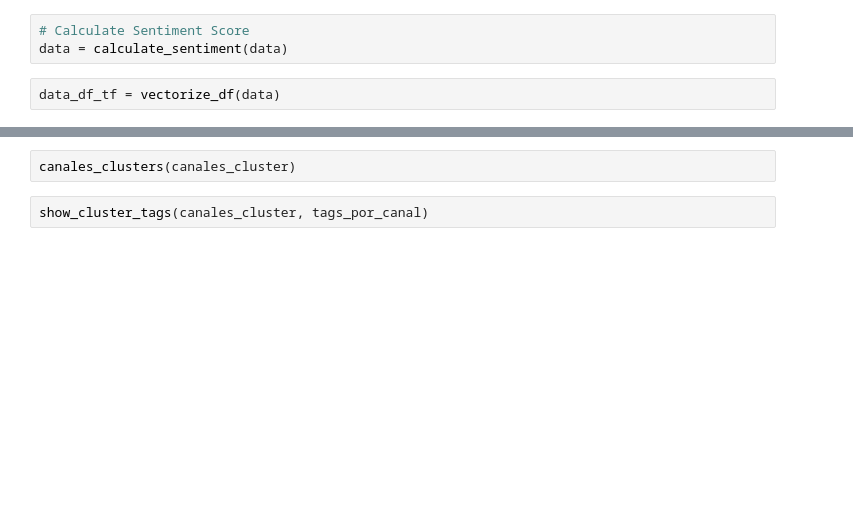
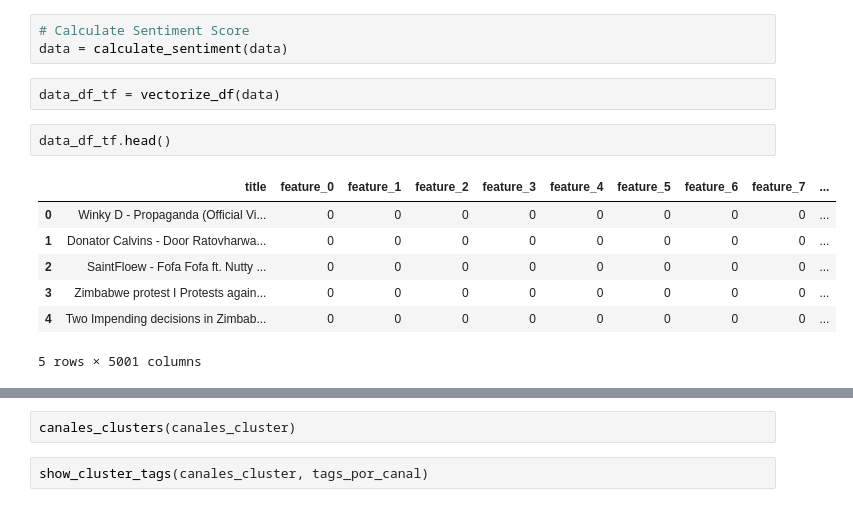
Before and after one commit to adrianarodriguezrodriguez/youtube, a Jupyter notebook: notebooks/clustering.ipynb, the cells around one changed output, grey strips where cells are left out. Drawn from its saved outputs; the diff is of its cells as text; blank space fills up the shorter version.

```diff
--- a/notebooks/clustering.ipynb
+++ b/notebooks/clustering.ipynb
@@ -13,3 +17,13 @@ data = initialize_data()
 data = calculate_sentiment(data)
 # %%
 data_df_tf = vectorize_df(data)
+# %%
+data_df_tf.head()
+# %% [output]
+|  | title | feature_0 | feature_1 | feature_2 | feature_3 | feature_4 | feature_5 | feature_6 | feature_7 | ... |
+| 0 | Winky D - Propaganda (Official Vi... | 0 | 0 | 0 | 0 | 0 | 0 | 0 | 0 | ... |
+| 1 | Donator Calvins - Door Ratovharwa... | 0 | 0 | 0 | 0 | 0 | 0 | 0 | 0 | ... |
+| 2 | SaintFloew - Fofa Fofa ft. Nutty ... | 0 | 0 | 0 | 0 | 0 | 0 | 0 | 0 | ... |
+| 3 | Zimbabwe protest I Protests again... | 0 | 0 | 0 | 0 | 0 | 0 | 0 | 0 | ... |
+| 4 | Two Impending decisions in Zimbab... | 0 | 0 | 0 | 0 | 0 | 0 | 0 | 0 | ... |
+5 rows × 5001 columns
```
Also changed, not shown: parts of 12 cells of this notebook, 5 other files.
